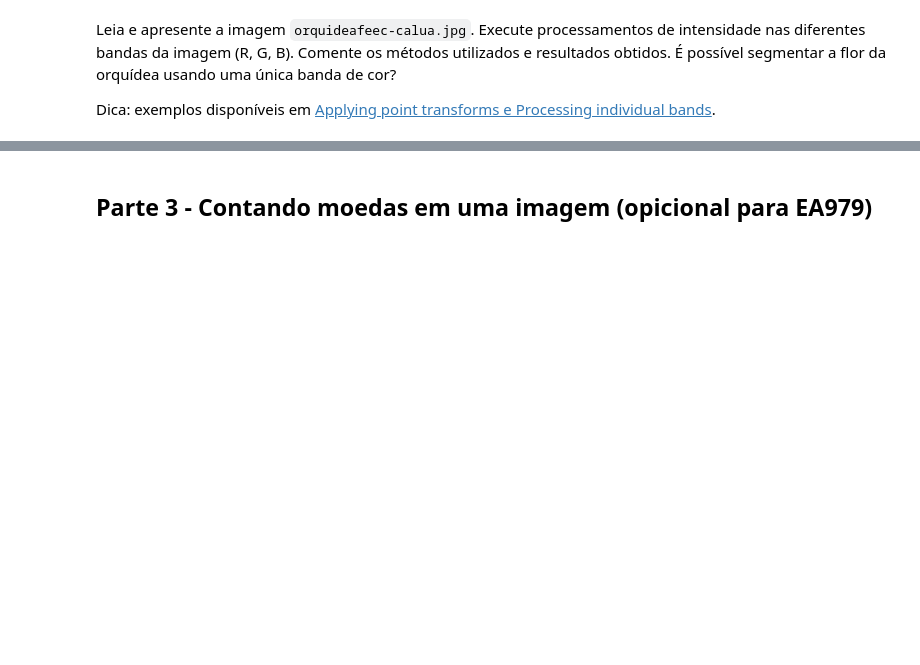
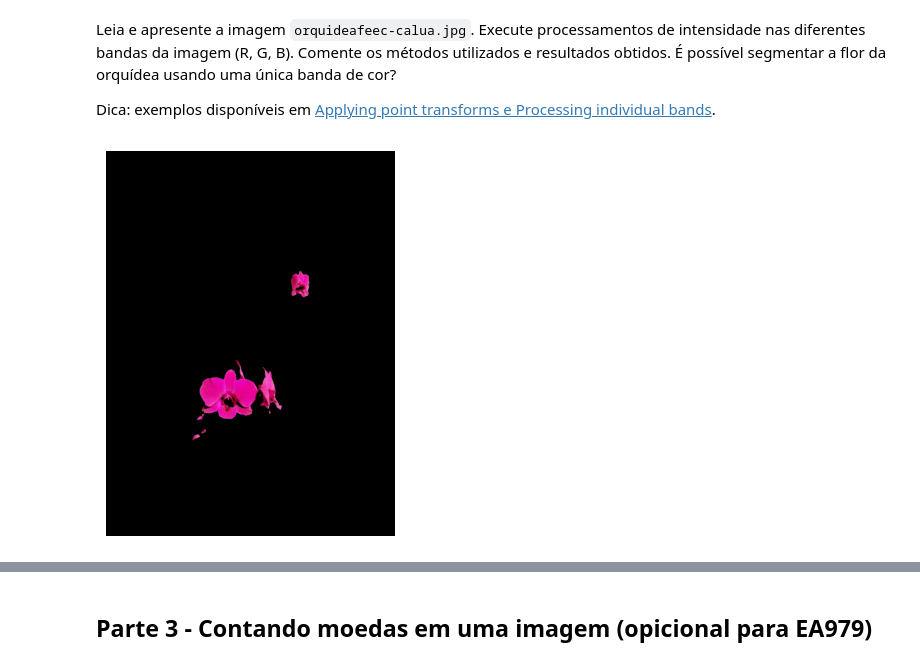
Before and after one commit to UNICAMP-EA979/2026s1-pi03-transforma-ointensidade-LuEx10, a Jupyter notebook: Atividade.ipynb, the cells around one changed output, grey strips where cells are left out. Cells and saved outputs as stored; diff of their text form; code cells hidden in the pictures; blank space fills up the shorter version.

```diff
--- a/Atividade.ipynb
+++ b/Atividade.ipynb
@@ -318,0 +317,35 @@ Dica: exemplos disponíveis em [Applying point transforms e Processing individua
+# %%
+# Insira seu código aqui
+from PIL import ImageChops
+im  = Image.open("orquideafeec-calua.jpg")
+plt.figure(figsize=(10,5))
+
+source = im.split()
+
+R, G, B = 0, 1, 2
+
+mask1 = source[R].point(lambda i: 255 if i > 75 else 0)
+
+img_mask1 = Image.new("RGB", im.size, (0,0,0))
+img_mask1.paste(im, None, mask1)
+
+diff_rg = ImageChops.subtract(source[R], source[G])
+mask2 = diff_rg.point(lambda i: 255 if i > 120 else 0)
+
+mask = ImageChops.multiply(mask1, mask2)
+mask = mask.point(lambda i: 255 - i)
+
+zero = Image.new('L', im.size, 0)
+
+source[G].paste(zero, None, mask)
+source[B].paste(zero, None, mask)
+source[R].paste(zero, None, mask)
+
+output = Image.merge("RGB", source)
+
+plt.imshow(output)
+plt.title("")
+plt.axis('off')
+plt.show()
+# %% [output]
+[figure, added]
```
Also changed, not shown: parts of 2 cells of this notebook.
